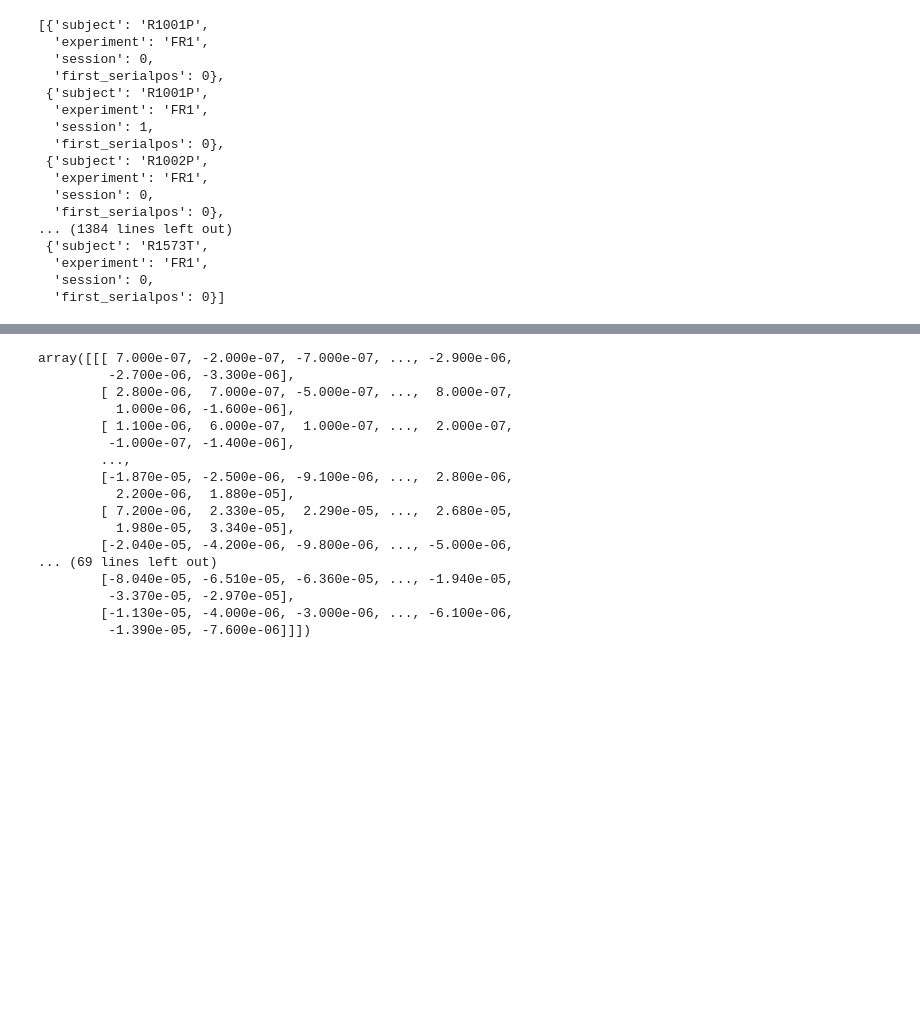
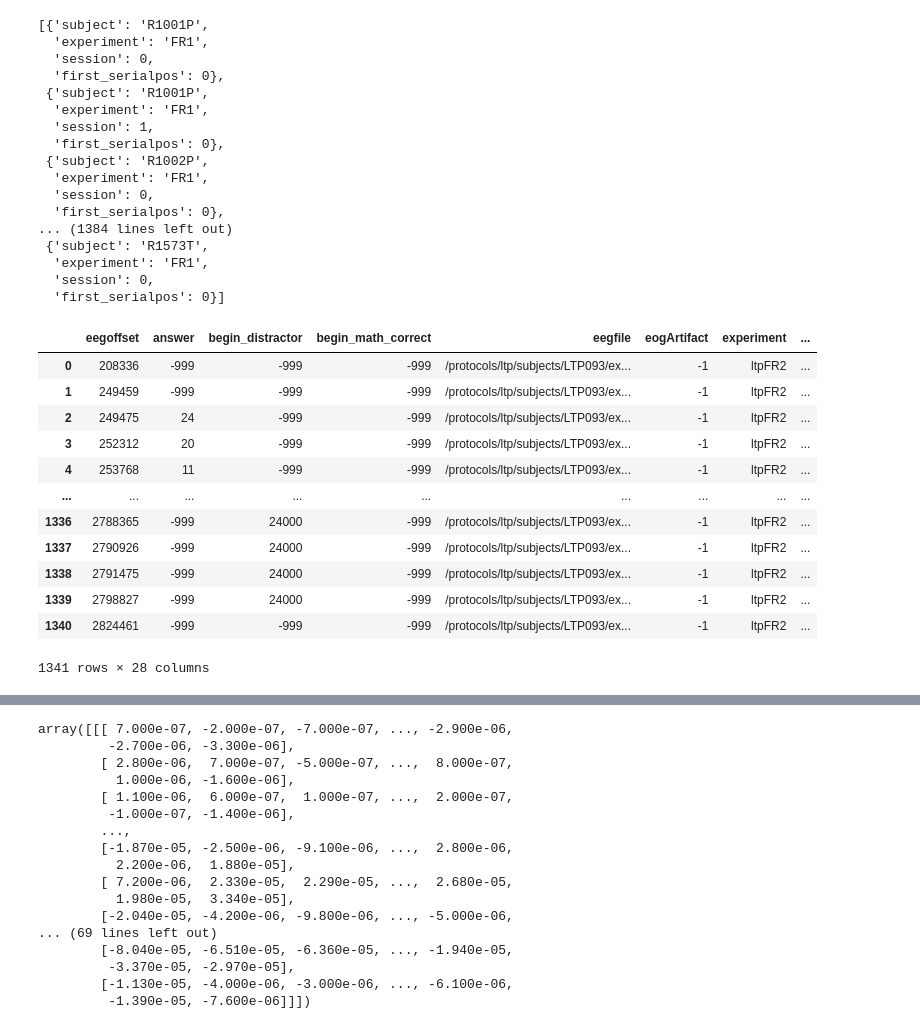
Before and after one commit to pennmem/EEGLoaderQualityCheck, a Jupyter notebook: draft/Introduction_Draft_Loading_OpenBids_CMLReaders.ipynb, the cells around one changed output, grey strips where cells are left out. Cells and saved outputs as stored; diff of their text form; code cells hidden in the pictures; blank space fills up the shorter version.

```diff
--- a/draft/Introduction_Draft_Loading_OpenBids_CMLReaders.ipynb
+++ b/draft/Introduction_Draft_Loading_OpenBids_CMLReaders.ipynb
@@ -207,4 +247,20 @@ records_with_error
   'session': 0,
   'first_serialpos': 0}]
 # %%
-cmlreader = cml.CMLReader(subject ="R1111M", experiment="FR1", session=0)
+cmlreader = cml.CMLReader(subject ="LTP093", experiment="ltpFR2", session=0)
+# %%
+cmlreader.load("events")
+# %% [output]
+|  | eegoffset | answer | begin_distractor | begin_math_correct | eegfile | eogArtifact | experiment | ... |
+| 0 | 208336 | -999 | -999 | -999 | /protocols/ltp/subjects/LTP093/ex... | -1 | ltpFR2 | ... |
+| 1 | 249459 | -999 | -999 | -999 | /protocols/ltp/subjects/LTP093/ex... | -1 | ltpFR2 | ... |
+| 2 | 249475 | 24 | -999 | -999 | /protocols/ltp/subjects/LTP093/ex... | -1 | ltpFR2 | ... |
+| 3 | 252312 | 20 | -999 | -999 | /protocols/ltp/subjects/LTP093/ex... | -1 | ltpFR2 | ... |
+| 4 | 253768 | 11 | -999 | -999 | /protocols/ltp/subjects/LTP093/ex... | -1 | ltpFR2 | ... |
+| ... | ... | ... | ... | ... | ... | ... | ... | ... |
+| 1336 | 2788365 | -999 | 24000 | -999 | /protocols/ltp/subjects/LTP093/ex... | -1 | ltpFR2 | ... |
+| 1337 | 2790926 | -999 | 24000 | -999 | /protocols/ltp/subjects/LTP093/ex... | -1 | ltpFR2 | ... |
+| 1338 | 2791475 | -999 | 24000 | -999 | /protocols/ltp/subjects/LTP093/ex... | -1 | ltpFR2 | ... |
+| 1339 | 2798827 | -999 | 24000 | -999 | /protocols/ltp/subjects/LTP093/ex... | -1 | ltpFR2 | ... |
+| 1340 | 2824461 | -999 | -999 | -999 | /protocols/ltp/subjects/LTP093/ex... | -1 | ltpFR2 | ... |
+1341 rows × 28 columns
```
Also changed, not shown: parts of 5 cells of this notebook, 6 other files.
